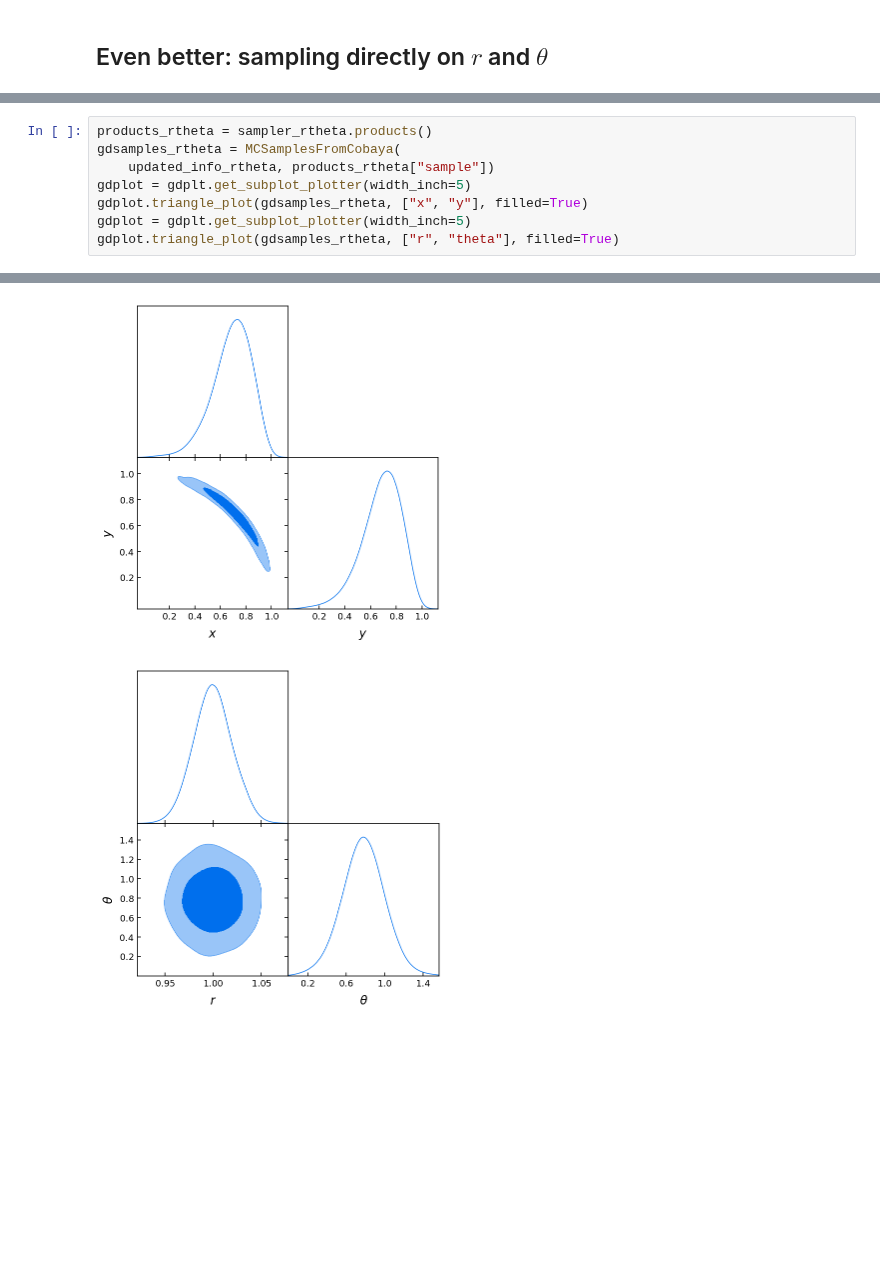
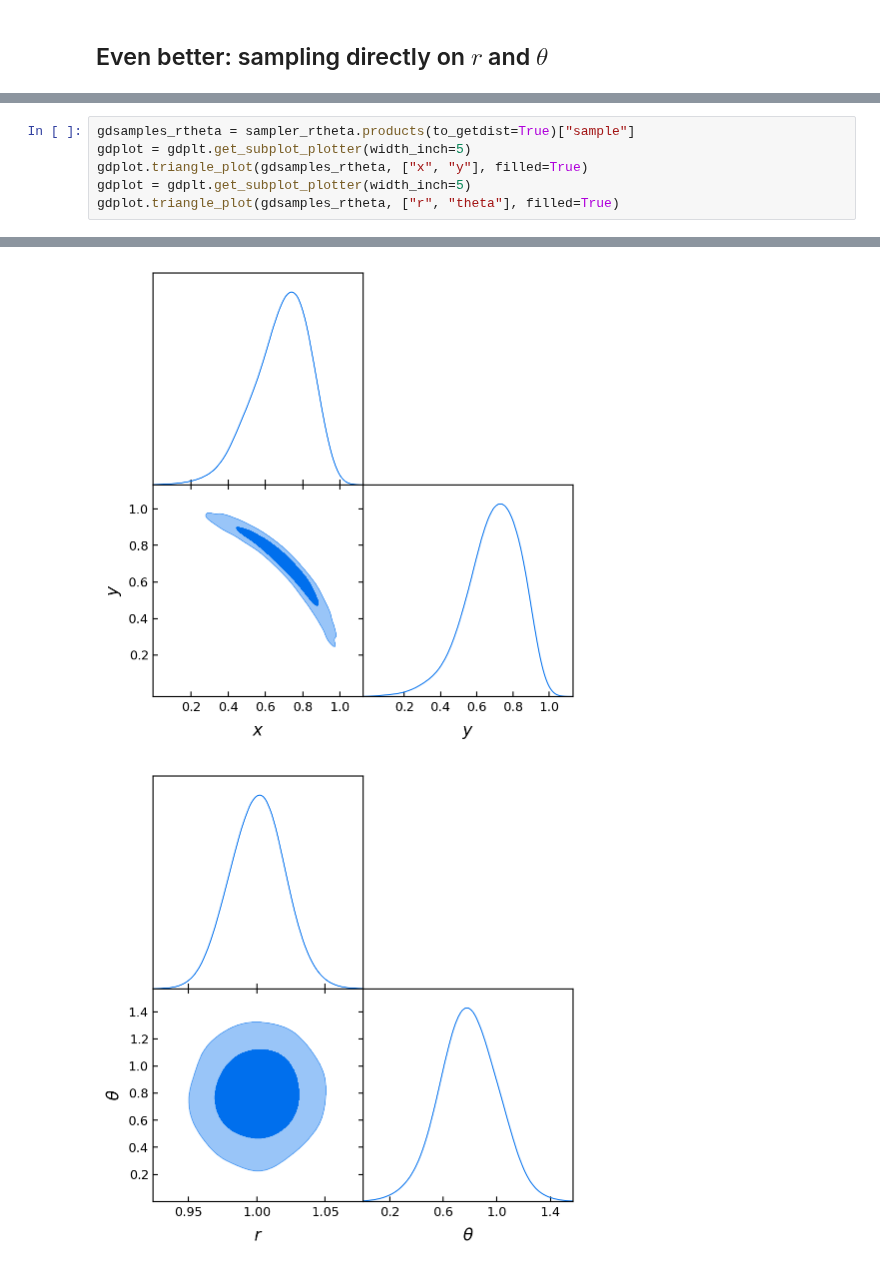
Before and after one commit to CobayaSampler/cobaya, a Jupyter notebook: docs/cobaya-example.ipynb, the cells around one changed output, grey strips where cells are left out. Cells and saved outputs as stored; diff of their text form; blank space fills up the shorter version.

```diff
--- a/docs/cobaya-example.ipynb
+++ b/docs/cobaya-example.ipynb
@@ -223,7 +242,5 @@ updated_info_rtheta, sampler_rtheta = run(info_rtheta)
 # %%
-products_rtheta = sampler_rtheta.products()
-gdsamples_rtheta = MCSamplesFromCobaya(
-    updated_info_rtheta, products_rtheta["sample"])
+gdsamples_rtheta = sampler_rtheta.products(to_getdist=True)["sample"]
 gdplot = gdplt.get_subplot_plotter(width_inch=5)
 gdplot.triangle_plot(gdsamples_rtheta, ["x", "y"], filled=True)
 gdplot = gdplt.get_subplot_plotter(width_inch=5)
@@ -232,2 +250,2 @@ gdplot.triangle_plot(gdsamples_rtheta, ["r", "theta"], filled=True)
-[figure, old version]
+[figure, new version]
-[figure, old version]
+[figure, new version]
```
Also changed, not shown: parts of 9 cells of this notebook.
